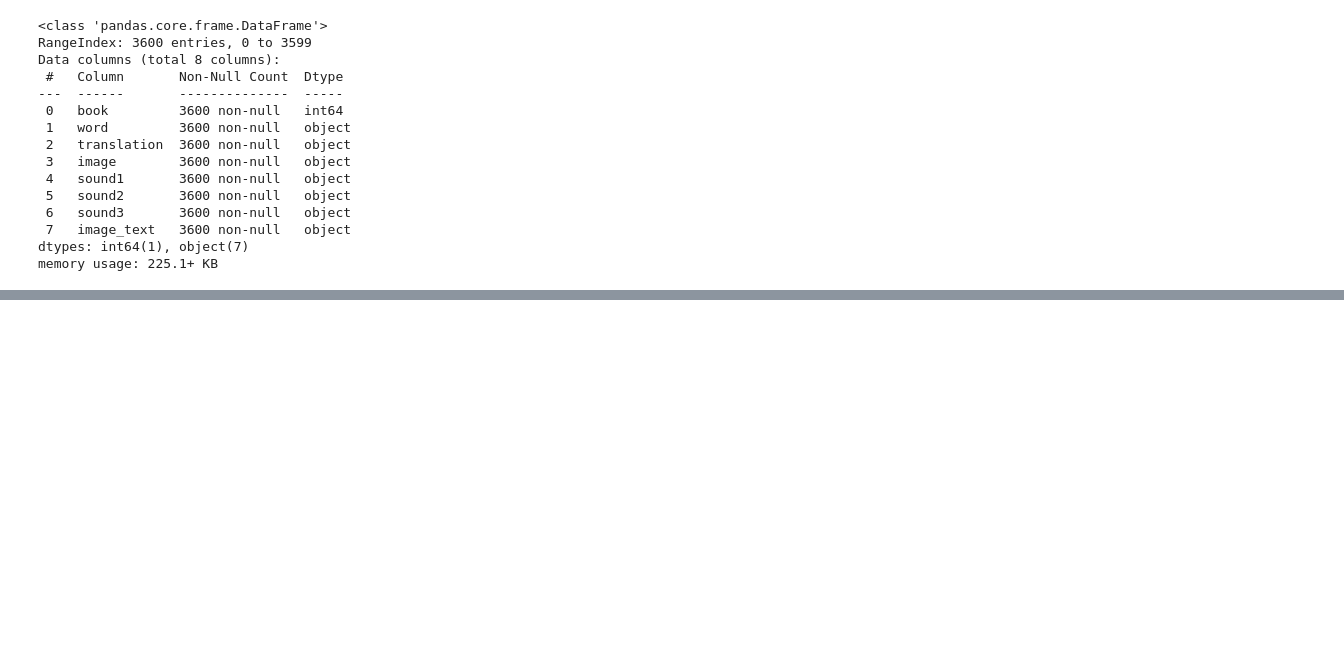
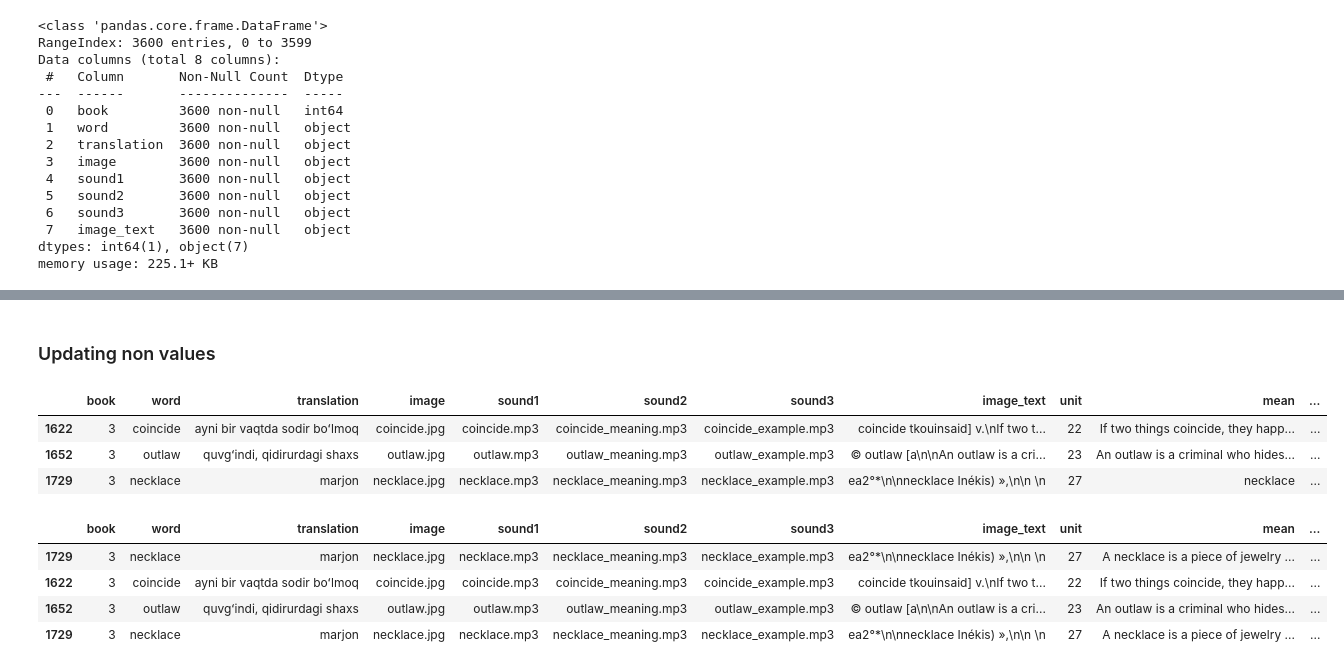
Before and after one commit to Shermukhammat/essential-words-bot, a Jupyter notebook: extractor.ipynb, the cells around one changed output, grey strips where cells are left out. Saved outputs shown, nothing was run; the diff lists cells and outputs as text; code cells hidden in the pictures; blank space fills up the shorter version.

```diff
--- a/extractor.ipynb
+++ b/extractor.ipynb
@@ -456,0 +710,37 @@ genai_chat("Hi")
+# %%
+calls = 0
+
+while True:
+    unit = get_emty_unit(data)
+
+    if unit is not None and not unit.empty:
+        unit_num = int(unit.iloc[0, 8])
+        book = int(unit.iloc[0, 0])
+        print(f"book: {book}, unit: {unit_num} extracting ...", " "*30, end='\r')
+
+        try:
+            geminai_answer = extract_unit_data(unit)
+            calls += 1
+        except Exception as e:
+            print("calls:", calls)
+            print("extract_unit_data", e)
+            break
+
+        try:
+            dict_respons = parse_respons(geminai_answer)
+        except Exception as e:
+            print("parse_respons", e)
+        print(dict_respons.keys())
+        for index, doctd in dict_respons.items():
+            index = int(index)
+            data.at[index, 'mean'] = doctd.get('meaning')
+            data.at[index, 'example'] = doctd.get('example')
+            data.at[index, 'type'] = doctd.get('type')
+
+        if calls == 12:
+            calls = 0
+            wait_for()
+
+    else:
+        print("All unit data has already been extracted")
+        break
@@ -456,0 +802,10 @@ genai_chat("Hi")
+# %% [markdown]
+### Updating non values
+# %%
+indexs = data.loc[:,'example'].isna()
+data.loc[indexs, :]
+# %% [output]
+|  | book | word | translation | image | sound1 | sound2 | sound3 | image_text | unit | mean | ... |
+| 1622 | 3 | coincide | ayni bir vaqtda sodir boʻlmoq | coincide.jpg | coincide.mp3 | coincide_meaning.mp3 | coincide_example.mp3 | coincide tkouinsaid] v.\nIf two t... | 22 | If two things coincide, they happ... | ... |
+| 1652 | 3 | outlaw | quvgʻindi, qidirurdagi shaxs | outlaw.jpg | outlaw.mp3 | outlaw_meaning.mp3 | outlaw_example.mp3 | © outlaw [a\n\nAn outlaw is a cri... | 23 | An outlaw is a criminal who hides... | ... |
+| 1729 | 3 | necklace | marjon | necklace.jpg | necklace.mp3 | necklace_meaning.mp3 | necklace_example.mp3 | ea2°*\n\nnecklace Inékis) »,\n\n \n | 27 | necklace | ... |
@@ -456,0 +817,8 @@ genai_chat("Hi")
+# %%
+data.loc[[1729, 1622, 1652, 1729], :]
+# %% [output]
+|  | book | word | translation | image | sound1 | sound2 | sound3 | image_text | unit | mean | ... |
+| 1729 | 3 | necklace | marjon | necklace.jpg | necklace.mp3 | necklace_meaning.mp3 | necklace_example.mp3 | ea2°*\n\nnecklace Inékis) »,\n\n \n | 27 | A necklace is a piece of jewelry ... | ... |
+| 1622 | 3 | coincide | ayni bir vaqtda sodir boʻlmoq | coincide.jpg | coincide.mp3 | coincide_meaning.mp3 | coincide_example.mp3 | coincide tkouinsaid] v.\nIf two t... | 22 | If two things coincide, they happ... | ... |
+| 1652 | 3 | outlaw | quvgʻindi, qidirurdagi shaxs | outlaw.jpg | outlaw.mp3 | outlaw_meaning.mp3 | outlaw_example.mp3 | © outlaw [a\n\nAn outlaw is a cri... | 23 | An outlaw is a criminal who hides... | ... |
+| 1729 | 3 | necklace | marjon | necklace.jpg | necklace.mp3 | necklace_meaning.mp3 | necklace_example.mp3 | ea2°*\n\nnecklace Inékis) »,\n\n \n | 27 | A necklace is a piece of jewelry ... | ... |
```
Also changed, not shown: parts of 31 cells of this notebook, 3 other files.
